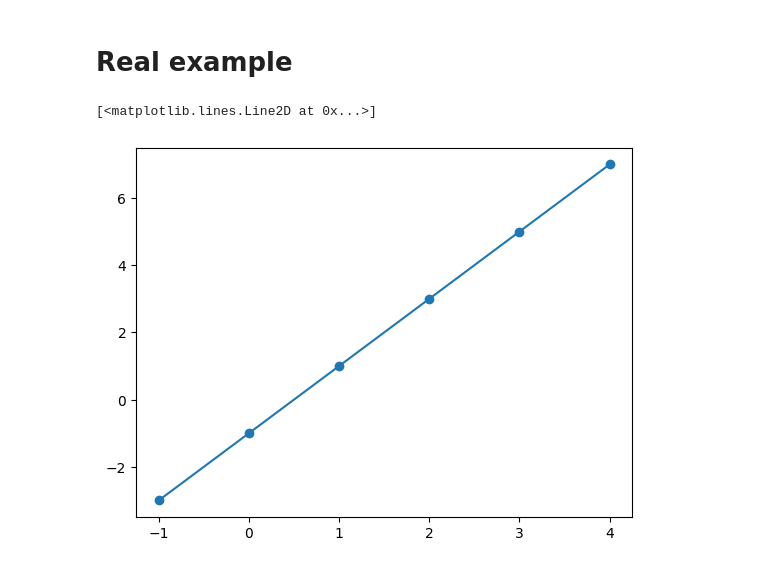
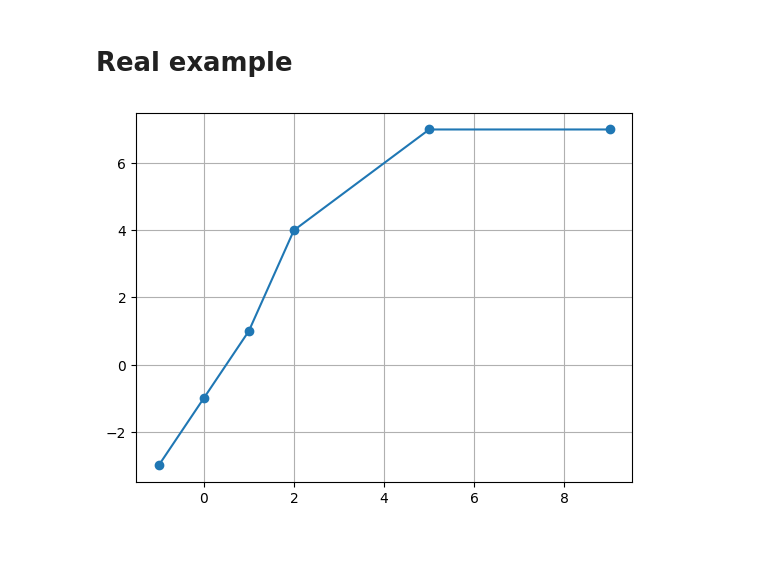
Before and after one commit to emmanueliarussi/DU-DeepLearning, a Jupyter notebook: tf/01_intro.ipynb, the cells around one changed output. Drawn from its saved outputs; the diff is of its cells as text; code cells hidden in the pictures.

```diff
--- a/tf/01_intro.ipynb
+++ b/tf/01_intro.ipynb
@@ -98,18 +113,20 @@ _________________________________________________________________
 # %% [markdown]
 # Real example
 # %%
-import matplotlib
 import matplotlib.pyplot as plt
 
-model = tf.keras.Sequential([Dense(units=3, input_shape=[1])])
+model = tf.keras.Sequential()
+model.add(Dense(units=3, activation="relu", input_shape=[1]))
+model.add(Dense(units=1, activation="linear"))
+
 
 model.compile(optimizer='sgd', loss='mean_squared_error')
 # Declare model inputs and outputs for training
-xs = np.array([-1.0,  0.0, 1.0, 2.0, 3.0, 4.0], dtype=float)
-ys = np.array([-3.0, -1.0, 1.0, 3.0, 5.0, 7.0], dtype=float)
+xs = np.array([-1.0,  0.0, 1.0, 2.0, 5.0, 9.0], dtype=float)
+ys = np.array([-3.0, -1.0, 1.0, 4.0, 7.0, 7.0], dtype=float)
 
 plt.plot(xs,ys, marker='o')
+plt.grid()
 # %% [output]
-[<matplotlib.lines.Line2D at 0x...>]
-[figure, old version]
+[figure, new version]
 # %%
```
Also changed, not shown: parts of 11 cells of this notebook, 11 other files.
